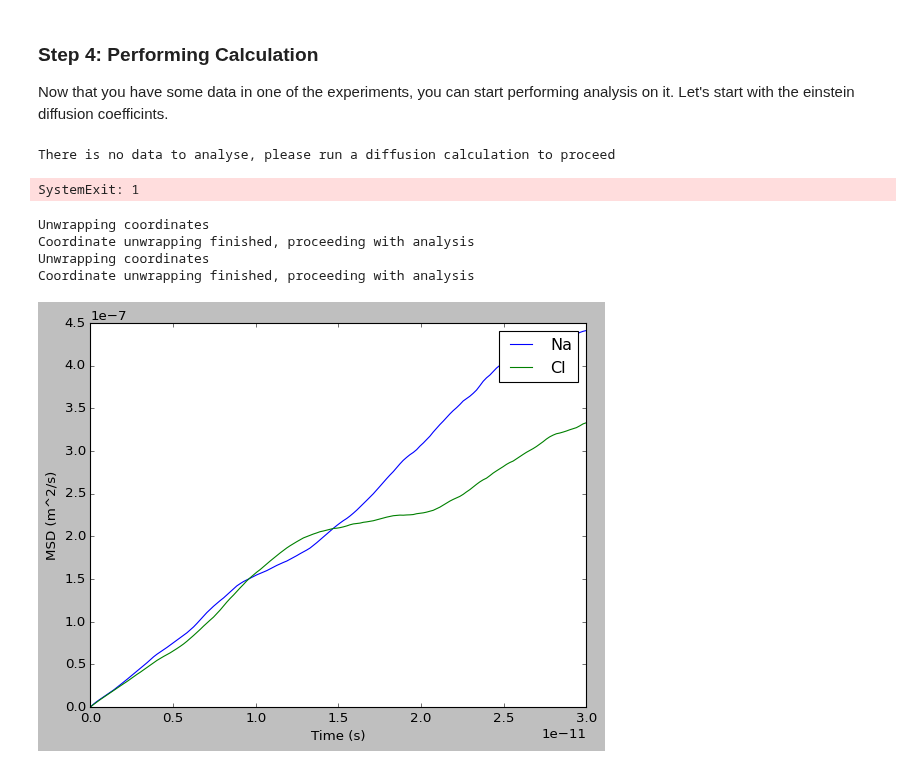
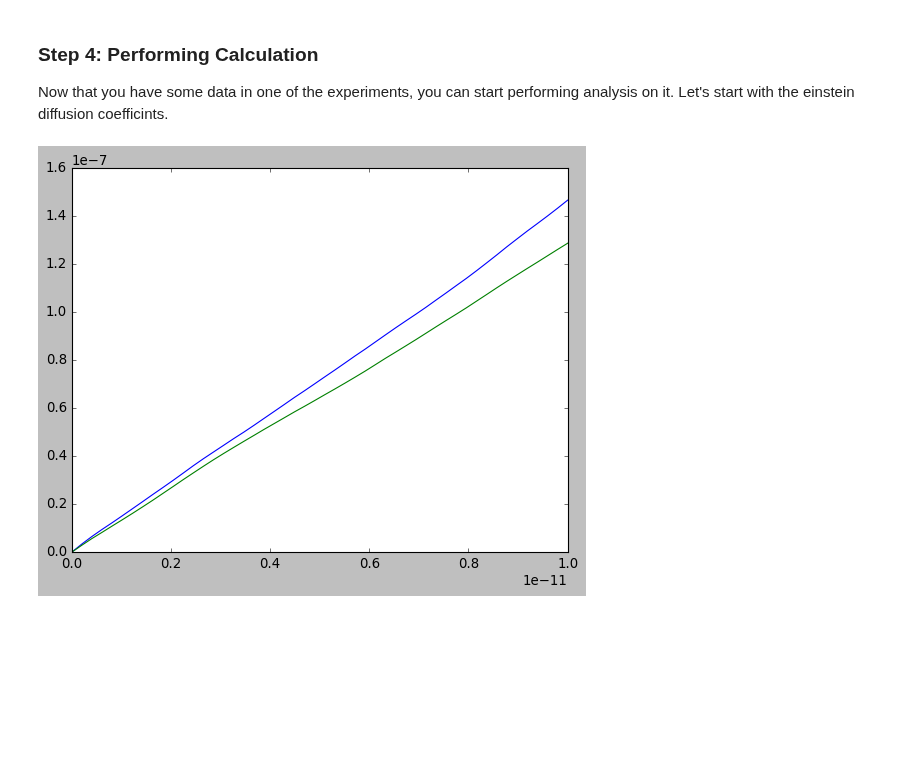
Before and after one commit to zincware/MDSuite, a Jupyter notebook: tutorials/walkthrough_notebooks/MDSuite_Binary_Salt_Walkthrough.ipynb, the cells around one changed output. Cells and saved outputs as stored; diff of their text form; code cells hidden in the pictures; blank space fills up the shorter version.

```diff
--- a/tutorials/walkthrough_notebooks/MDSuite_Binary_Salt_Walkthrough.ipynb
+++ b/tutorials/walkthrough_notebooks/MDSuite_Binary_Salt_Walkthrough.ipynb
@@ -103,15 +110,8 @@ Now that you have some data in one of the experiments, you can start performing
 NaCl_1400K.species['Na']['charge'] = [1]
 NaCl_1400K.species['Cl']['charge'] = [-1]
 # %%
-NaCl_1400K.run_computation.NernstEinsteinIonicConductivity(corrected=True)
+#NaCl_1400K.run_computation.NernstEinsteinIonicConductivity(corrected=True)
-# %% [output]
-There is no data to analyse, please run a diffusion calculation to proceed
-SystemExit: 1
 # %%
-NaCl_1400K.run_computation.EinsteinDiffusionCoefficients(plot=True, data_range=150)
+NaCl_1400K.run_computation.EinsteinDiffusionCoefficients(plot=True, data_range=50)
 # %% [output]
-Unwrapping coordinates
-Coordinate unwrapping finished, proceeding with analysis
-Unwrapping coordinates
-Coordinate unwrapping finished, proceeding with analysis
-[figure, old version]
+[figure, new version]
```
Also changed, not shown: parts of 7 cells of this notebook, 56 other files.
